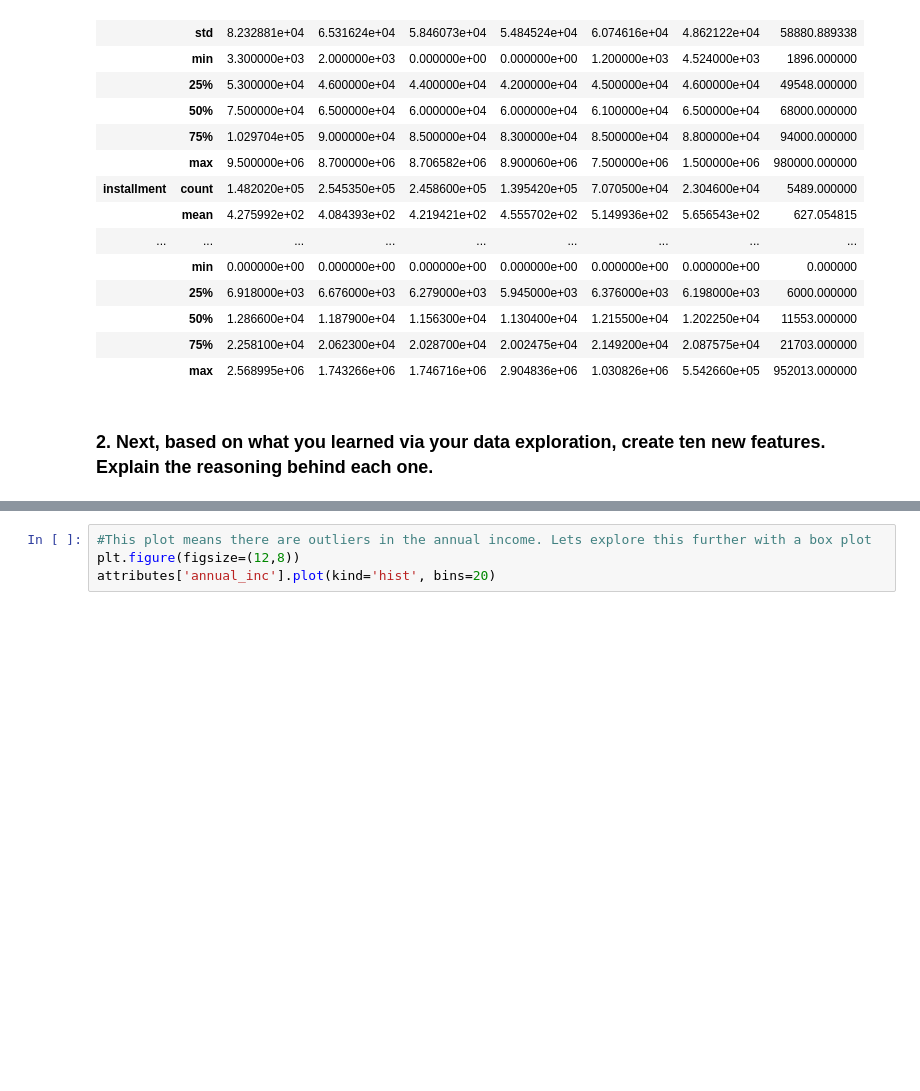
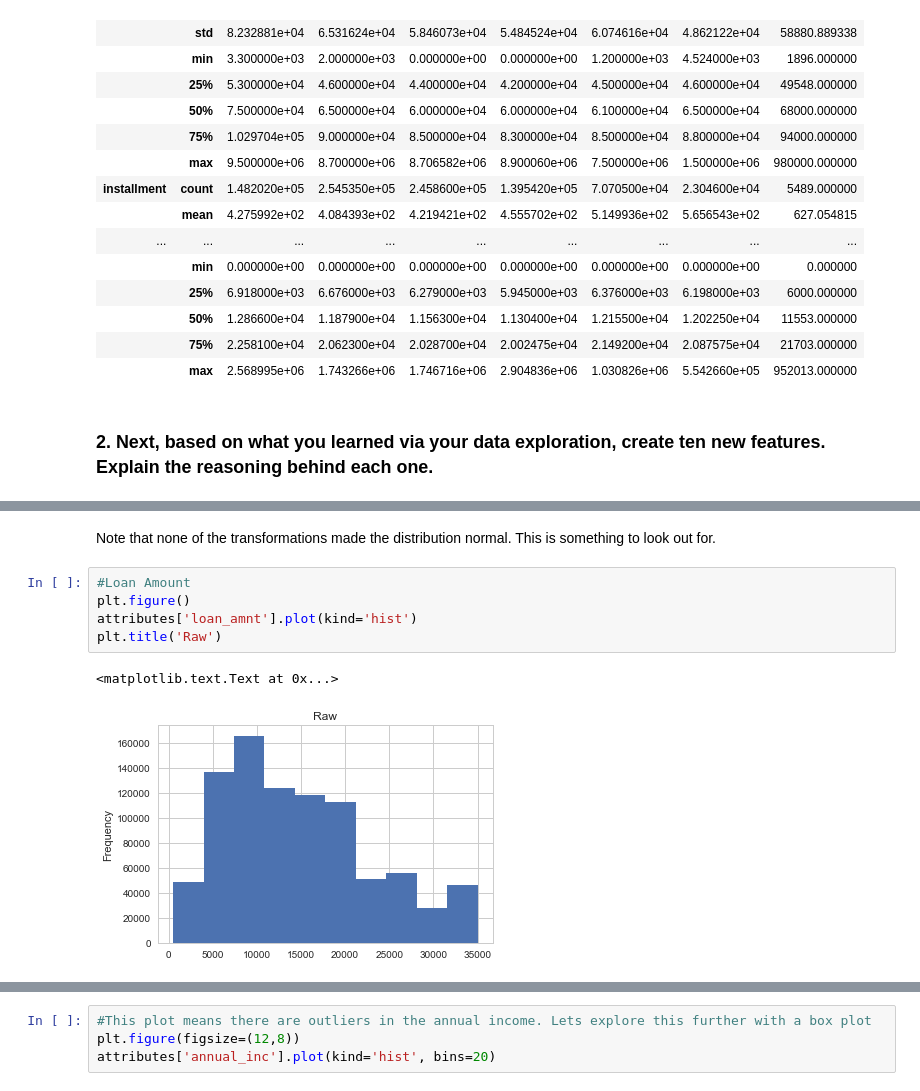
Before and after one commit to madderle/Data-Science-Bootcamp, a Jupyter notebook: Unit 2/Challenge Preparing a Dataset for Modeling.ipynb, the cells around one changed output, grey strips where cells are left out. Cells and saved outputs as stored; diff of their text form; blank space fills up the shorter version.

```diff
--- a/Unit 2/Challenge Preparing a Dataset for Modeling.ipynb
+++ b/Unit 2/Challenge Preparing a Dataset for Modeling.ipynb
@@ -184,0 +262,10 @@ attributes.groupby('grade').describe().transpose()
+# %% [markdown]
+Note that none of the transformations made the distribution normal. This is something to look out for.
+# %%
+#Loan Amount
+plt.figure()
+attributes['loan_amnt'].plot(kind='hist')
+plt.title('Raw')
+# %% [output]
+<matplotlib.text.Text at 0x...>
+[figure, added]
```
Also changed, not shown: parts of 30 cells of this notebook.
